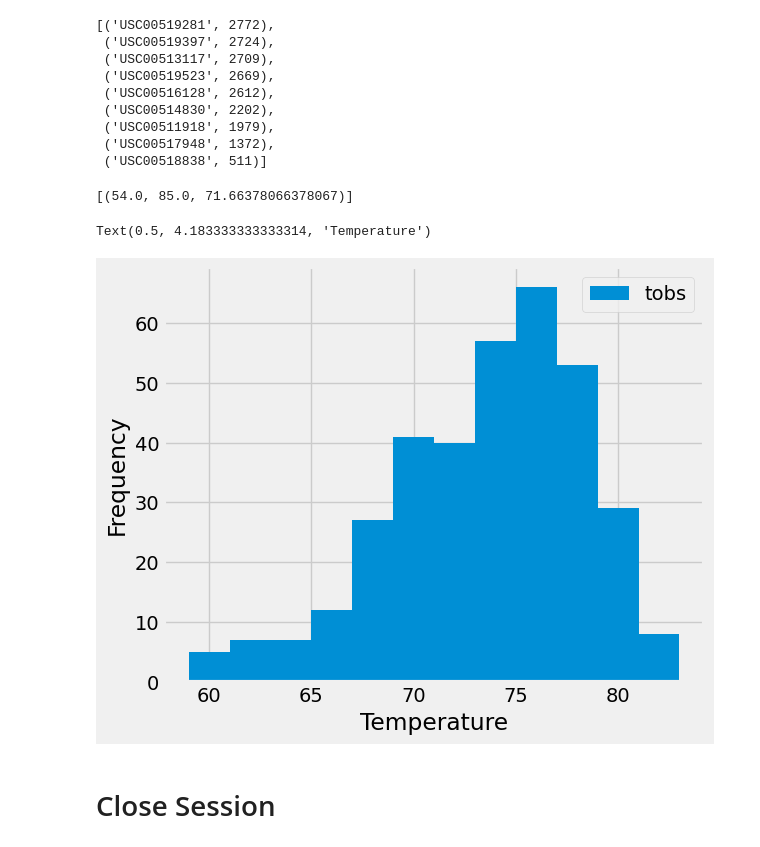
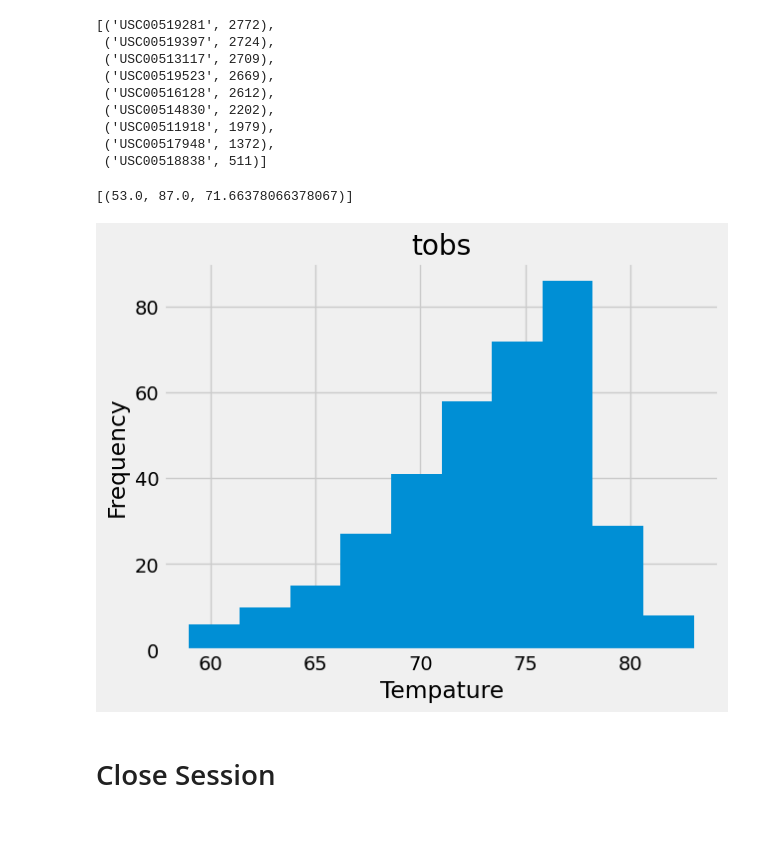
Before and after one commit to dsfackrell/sqlalchemy-challenge, a Jupyter notebook: SurfsUp/climate_starter.ipynb, the cells around one changed output. Drawn from its saved outputs; the diff is of its cells as text; code cells hidden in the pictures.

Commit message:
exploratory Station

```diff
--- a/SurfsUp/climate_starter.ipynb
+++ b/SurfsUp/climate_starter.ipynb
@@ -90,6 +91,11 @@ df.describe()
 # %%
 # Design a query to find the most active stations (i.e. which stations have the most rows?)
 # List the stations and their counts in descending order.
+active_query = session.query(Measurement.station, func.count(Measurement.station)).\
+    group_by(Measurement.station).\
+    order_by(func.count(Measurement.station).desc()).all()
+most_active_id = active_query[0][0]
+active_query
 # %% [output]
 [('USC00519281', 2772),
  ('USC00519397', 2724),
@@ -102,14 +108,23 @@ df.describe()
  ('USC00518838', 511)]
 # %%
 # Using the most active station id from the previous query, calculate the lowest, highest, and average temperature.
+session.query(func.min(Measurement.tobs),func.max(Measurement.tobs),func.avg(Measurement.tobs).\
+              filter(Measurement.station == most_active_id)).all()
 # %% [output]
-[(54.0, 85.0, 71.66378066378067)]
+[(53.0, 87.0, 71.66378066378067)]
 # %%
 # Using the most active station id
 # Query the last 12 months of temperature observation data for this station and plot the results as a histogram
+most_active_query = session.query(Measurement.tobs).\
+    filter(Measurement.date >= query_date).\
+    filter(Measurement.station == most_active_id).all()
+df2 = pd.DataFrame(most_active_query)
+df2.hist()
+plt.xlabel('Tempature')
+plt.ylabel('Frequency')
+plt.show()
 # %% [output]
-Text(0.5, 4.183333333333314, 'Temperature')
-[figure, old version]
+[figure, new version]
 # %% [markdown]
 # Close Session
 # %%
```
Also changed, not shown: parts of 1 cell of this notebook.
